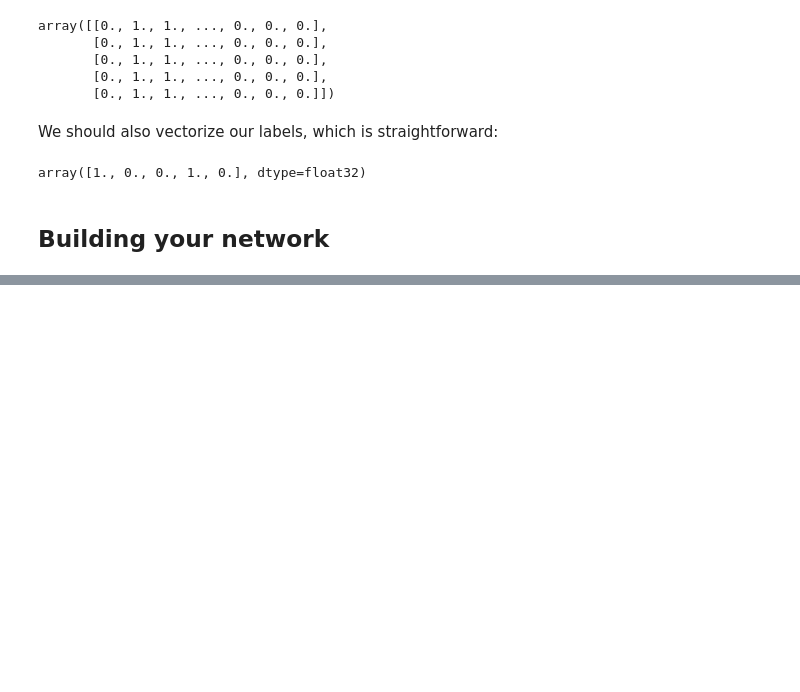
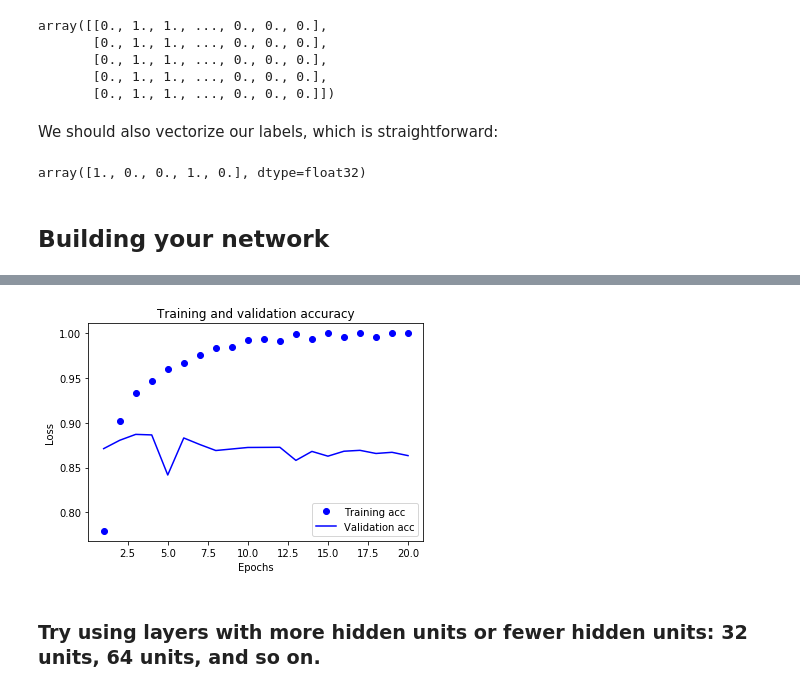
Before and after one commit to rahiakela/deep-learning-with-python-francois-chollet, a Jupyter notebook: classifying_movie_reviews_binary_classification_example.ipynb, the cells around one changed output, grey strips where cells are left out. Cells and saved outputs as stored; diff of their text form; code cells hidden in the pictures; blank space fills up the shorter version.

```diff
--- a/classifying_movie_reviews_binary_classification_example.ipynb
+++ b/classifying_movie_reviews_binary_classification_example.ipynb
@@ -155,0 +427,19 @@ array([1., 0., 0., 1., 0.], dtype=float32)
+# %%
+# clear figure
+plt.clf()
+
+acc_values = history_1.history['accuracy']
+val_acc_values = history_1.history['val_accuracy']
+
+plt.plot(epochs, acc, 'bo', label='Training acc')
+plt.plot(epochs, val_acc, 'b', label='Validation acc')
+plt.title('Training and validation accuracy')
+plt.xlabel('Epochs')
+plt.ylabel('Loss')
+plt.legend()
+
+plt.show()
+# %% [output]
+[figure, added]
+# %% [markdown]
+### Try using layers with more hidden units or fewer hidden units: 32 units, 64 units, and so on.
```
Also changed, not shown: parts of 58 cells of this notebook.
